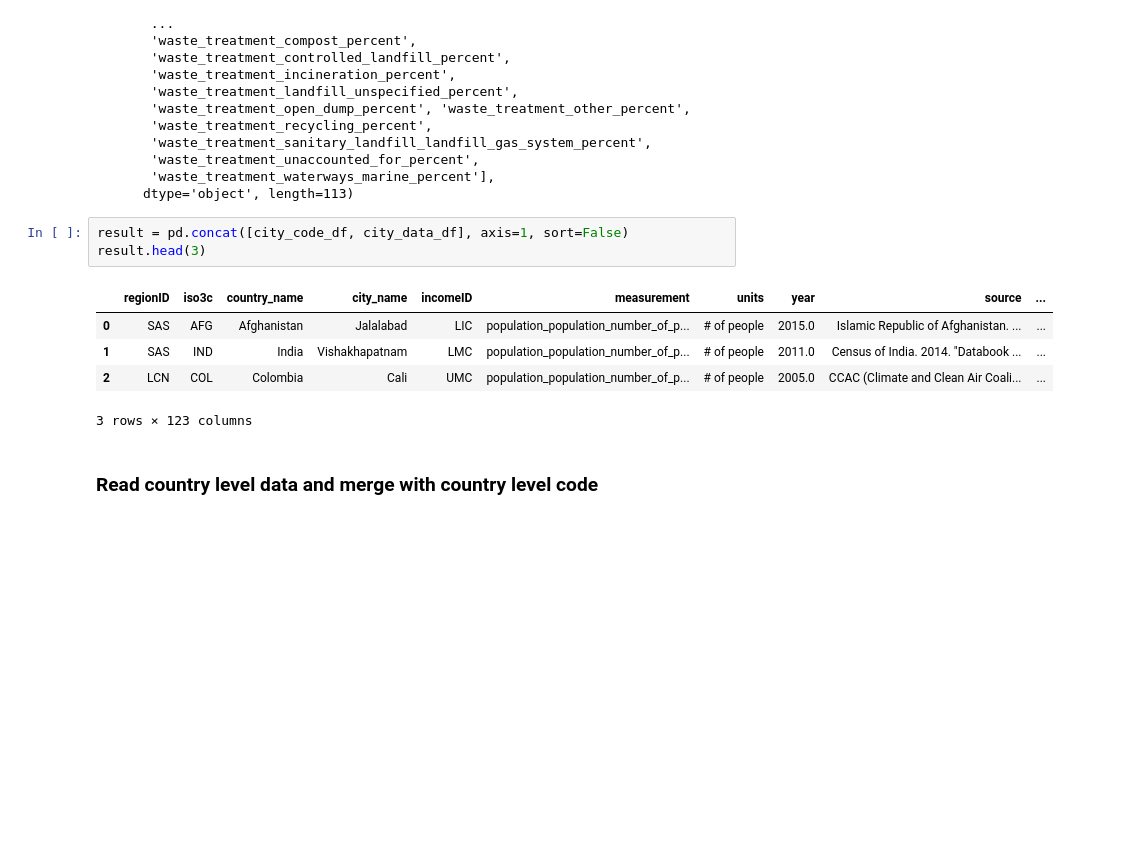
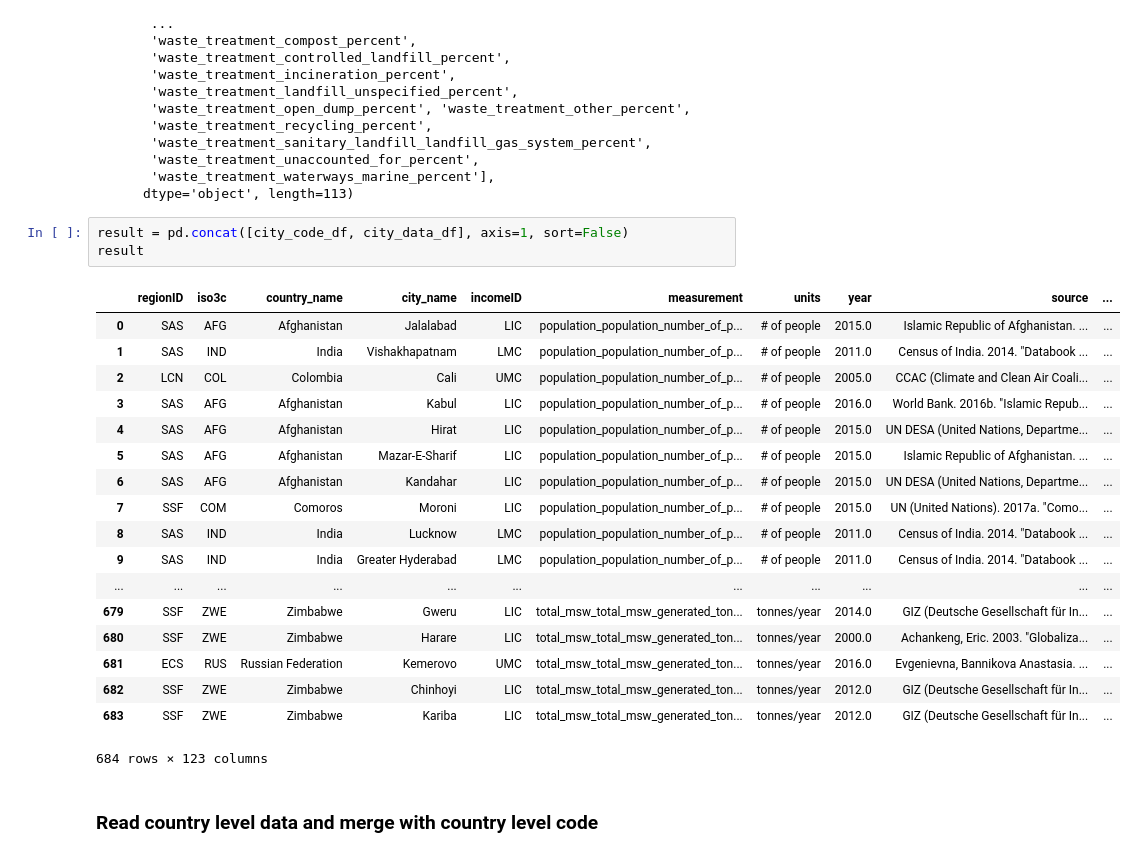
Before and after one commit to ShilpaMuralidhar/WasteManagement, a Jupyter notebook: Data_Science/Data cleaning.ipynb, the cells around one changed output. Saved outputs shown, nothing was run; the diff lists cells and outputs as text; blank space fills up the shorter version.

```diff
--- a/Data_Science/Data cleaning.ipynb
+++ b/Data_Science/Data cleaning.ipynb
@@ -56,13 +56,26 @@ Index(['iso3c', 'region_id', 'country_name', 'income_id', 'city_name',
       dtype='object', length=113)
 # %%
 result = pd.concat([city_code_df, city_data_df], axis=1, sort=False)
-result.head(3)
+result
 # %% [output]
 |  | regionID | iso3c | country_name | city_name | incomeID | measurement | units | year | source | ... |
 | 0 | SAS | AFG | Afghanistan | Jalalabad | LIC | population_population_number_of_p... | # of people | 2015.0 | Islamic Republic of Afghanistan. ... | ... |
 | 1 | SAS | IND | India | Vishakhapatnam | LMC | population_population_number_of_p... | # of people | 2011.0 | Census of India. 2014. "Databook ... | ... |
 | 2 | LCN | COL | Colombia | Cali | UMC | population_population_number_of_p... | # of people | 2005.0 | CCAC (Climate and Clean Air Coali... | ... |
+| 3 | SAS | AFG | Afghanistan | Kabul | LIC | population_population_number_of_p... | # of people | 2016.0 | World Bank. 2016b. "Islamic Repub... | ... |
+| 4 | SAS | AFG | Afghanistan | Hirat | LIC | population_population_number_of_p... | # of people | 2015.0 | UN DESA (United Nations, Departme... | ... |
+| 5 | SAS | AFG | Afghanistan | Mazar-E-Sharif | LIC | population_population_number_of_p... | # of people | 2015.0 | Islamic Republic of Afghanistan. ... | ... |
+| 6 | SAS | AFG | Afghanistan | Kandahar | LIC | population_population_number_of_p... | # of people | 2015.0 | UN DESA (United Nations, Departme... | ... |
+| 7 | SSF | COM | Comoros | Moroni | LIC | population_population_number_of_p... | # of people | 2015.0 | UN (United Nations). 2017a. "Como... | ... |
+| 8 | SAS | IND | India | Lucknow | LMC | population_population_number_of_p... | # of people | 2011.0 | Census of India. 2014. "Databook ... | ... |
+| 9 | SAS | IND | India | Greater Hyderabad | LMC | population_population_number_of_p... | # of people | 2011.0 | Census of India. 2014. "Databook ... | ... |
+| ... | ... | ... | ... | ... | ... | ... | ... | ... | ... | ... |
+| 679 | SSF | ZWE | Zimbabwe | Gweru | LIC | total_msw_total_msw_generated_ton... | tonnes/year | 2014.0 | GIZ (Deutsche Gesellschaft für In... | ... |
+| 680 | SSF | ZWE | Zimbabwe | Harare | LIC | total_msw_total_msw_generated_ton... | tonnes/year | 2000.0 | Achankeng, Eric. 2003. "Globaliza... | ... |
+| 681 | ECS | RUS | Russian Federation | Kemerovo | UMC | total_msw_total_msw_generated_ton... | tonnes/year | 2016.0 | Evgenievna, Bannikova Anastasia. ... | ... |
+| 682 | SSF | ZWE | Zimbabwe | Chinhoyi | LIC | total_msw_total_msw_generated_ton... | tonnes/year | 2012.0 | GIZ (Deutsche Gesellschaft für In... | ... |
+| 683 | SSF | ZWE | Zimbabwe | Kariba | LIC | total_msw_total_msw_generated_ton... | tonnes/year | 2012.0 | GIZ (Deutsche Gesellschaft für In... | ... |
-3 rows × 123 columns
+684 rows × 123 columns
 # %% [markdown]
 ### Read country level data and merge with country level code
 # %%
```
